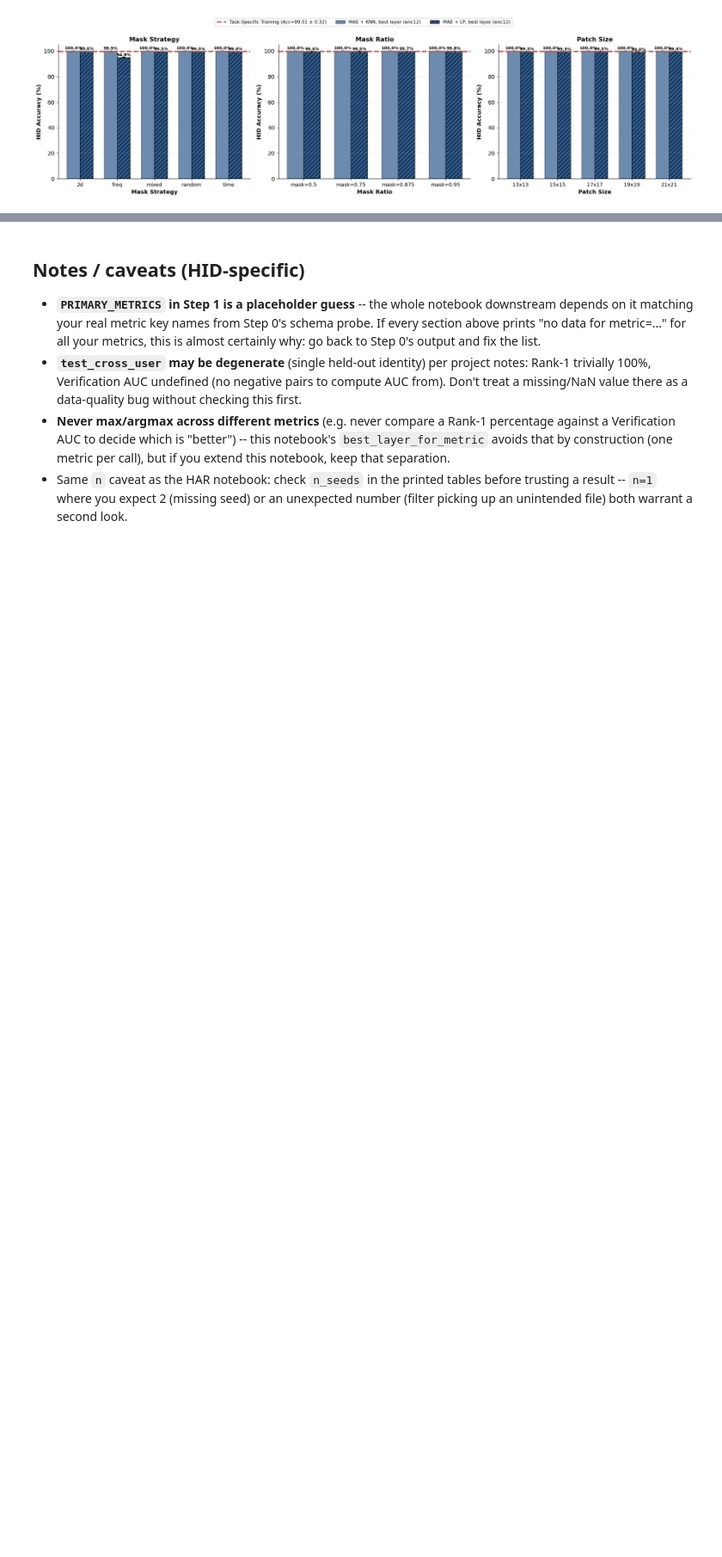
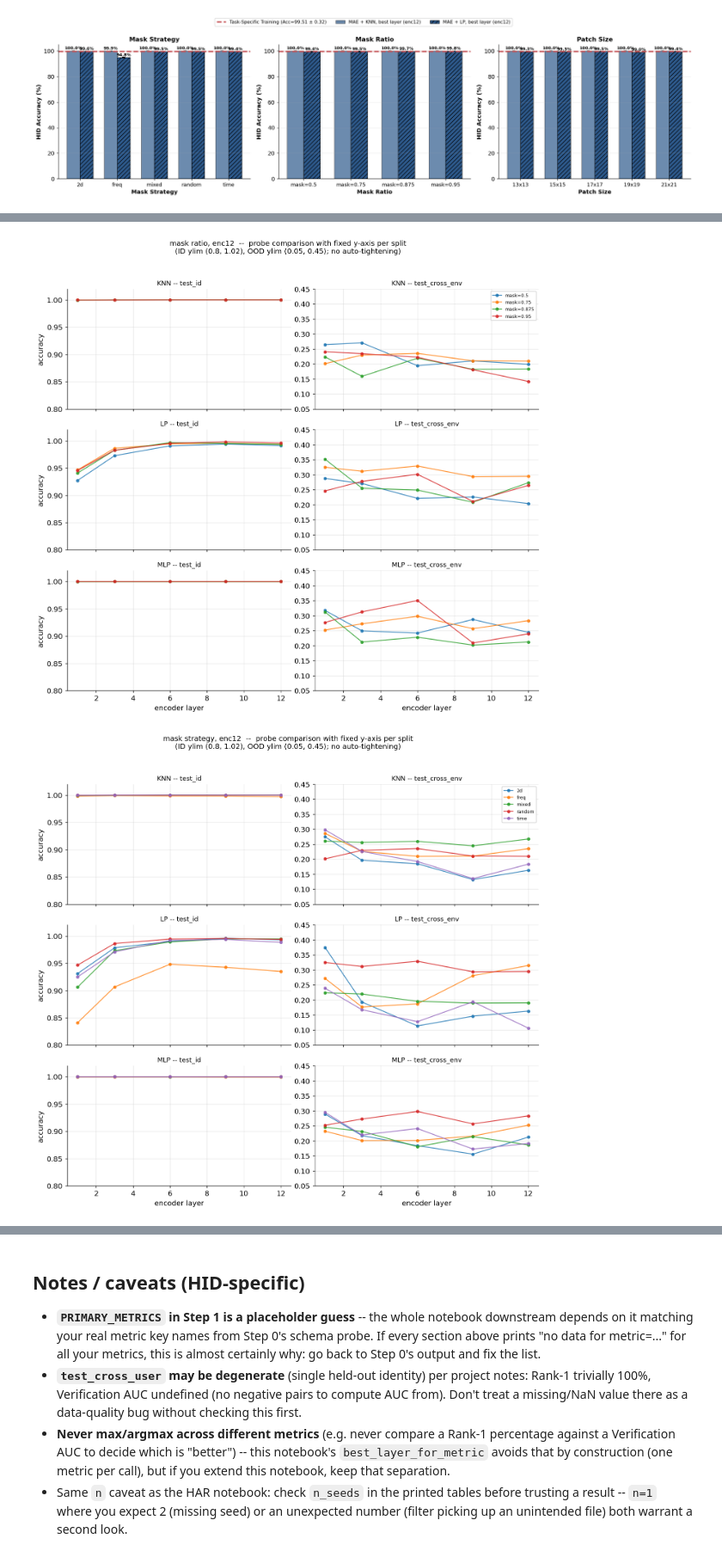
Before and after one commit to zzhu247/csi-fall-detection, a Jupyter notebook: visualization/consolidated_visualization_hid (3).ipynb, the cells around one changed output, grey strips where cells are left out. Shown at 86% size. Saved outputs shown, nothing was run; the diff lists cells and outputs as text; code cells hidden in the pictures; blank space fills up the shorter version.

```diff
--- a/visualization/consolidated_visualization_hid (3).ipynb
+++ b/visualization/consolidated_visualization_hid (3).ipynb
@@ -1438,0 +1531,10 @@ Rank-1 retrieval is trivially 100%, and VerifAUC/EER are undefined.
+# %%
+if a_groups:
+    plot_probe_grid_fixed_ylim(a_groups, "mask ratio, enc12", group_label_fmt="mask={k}")
+if d_groups:
+    plot_probe_grid_fixed_ylim(d_groups, "mask strategy, enc12", group_label_fmt="{k}")
+if e_groups:
+    plot_probe_grid_fixed_ylim(e_groups, "patch size, enc12", group_label_fmt="{k}x{k}")
+# %% [output]
+[figure, added]
+[figure, added]
```
Also changed, not shown: parts of 7 cells of this notebook, 51 other files.
